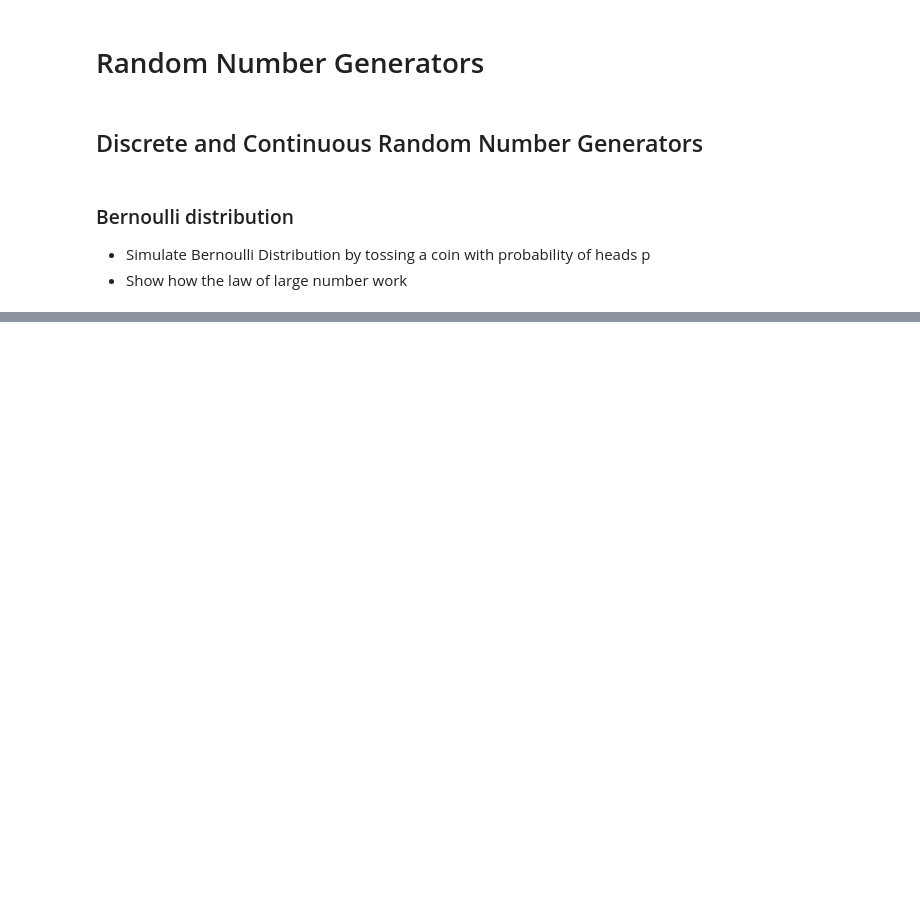
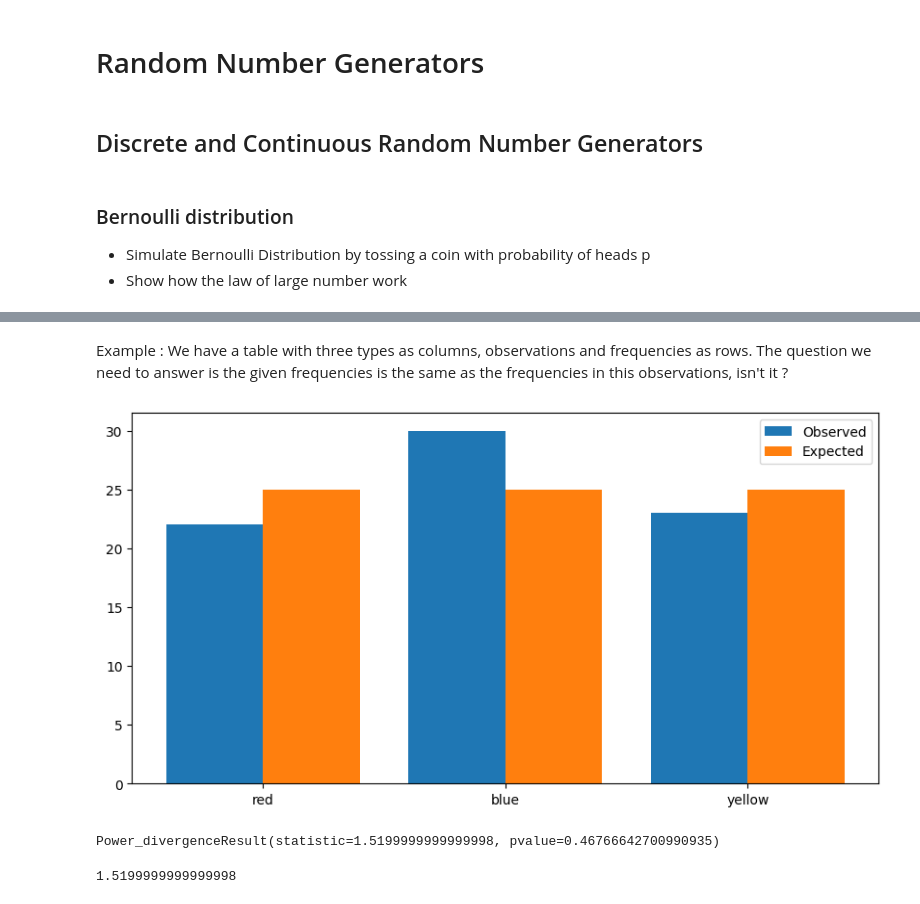
Before and after one commit to trungviet17/Probability_and_Statistic_Simulate_by_Python, a Jupyter notebook: Probability/Simple_Distribution.ipynb, the cells around one changed output, grey strips where cells are left out. Cells and saved outputs as stored; diff of their text form; code cells hidden in the pictures; blank space fills up the shorter version.

```diff
--- a/Probability/Simple_Distribution.ipynb
+++ b/Probability/Simple_Distribution.ipynb
@@ -33,0 +99,33 @@ plt.show()
+# %% [markdown]
+Example : We have a table with three types as columns, observations and frequencies as rows. The question we need to answer is the given frequencies is the same as the frequencies in this observations, isn't it ?
+# %%
+t1_df = pd.DataFrame(data= {
+    "red" : [22, 25],
+    "blue" : [30, 25],
+    "yellow" : [23, 25]
+})
+observe = t1_df.iloc[0]
+expect = t1_df.iloc[1]
+x_axis = np.arange(len(observe))
+
+fig, ax =  plt.subplots(figsize = (10, 5))
+ax.bar(x_axis - 0.2, observe,0.4, label = "Observed")
+ax.bar(x_axis + 0.2, expect,0.4, label = "Expected" )
+ax.set_xticks(x_axis)
+ax.set_xticklabels(t1_df.columns)
+ax.legend()
+plt.show()
+# %% [output]
+[figure, added]
+# %%
+# using scipy
+from scipy.stats import chisquare
+print(chisquare(f_obs= observe, f_exp= expect))
+# %% [output]
+Power_divergenceResult(statistic=1.5199999999999998, pvalue=0.46766642700990935)
+# %%
+# choose significant level = 0.05
+chis_test = sum([(observe[i] - expect[i])**2 / expect[i] for i in range(len(expect))])
+print(chis_test)
+# %% [output]
+1.5199999999999998
```
Also changed, not shown: parts of 14 cells of this notebook, 3 other files.
